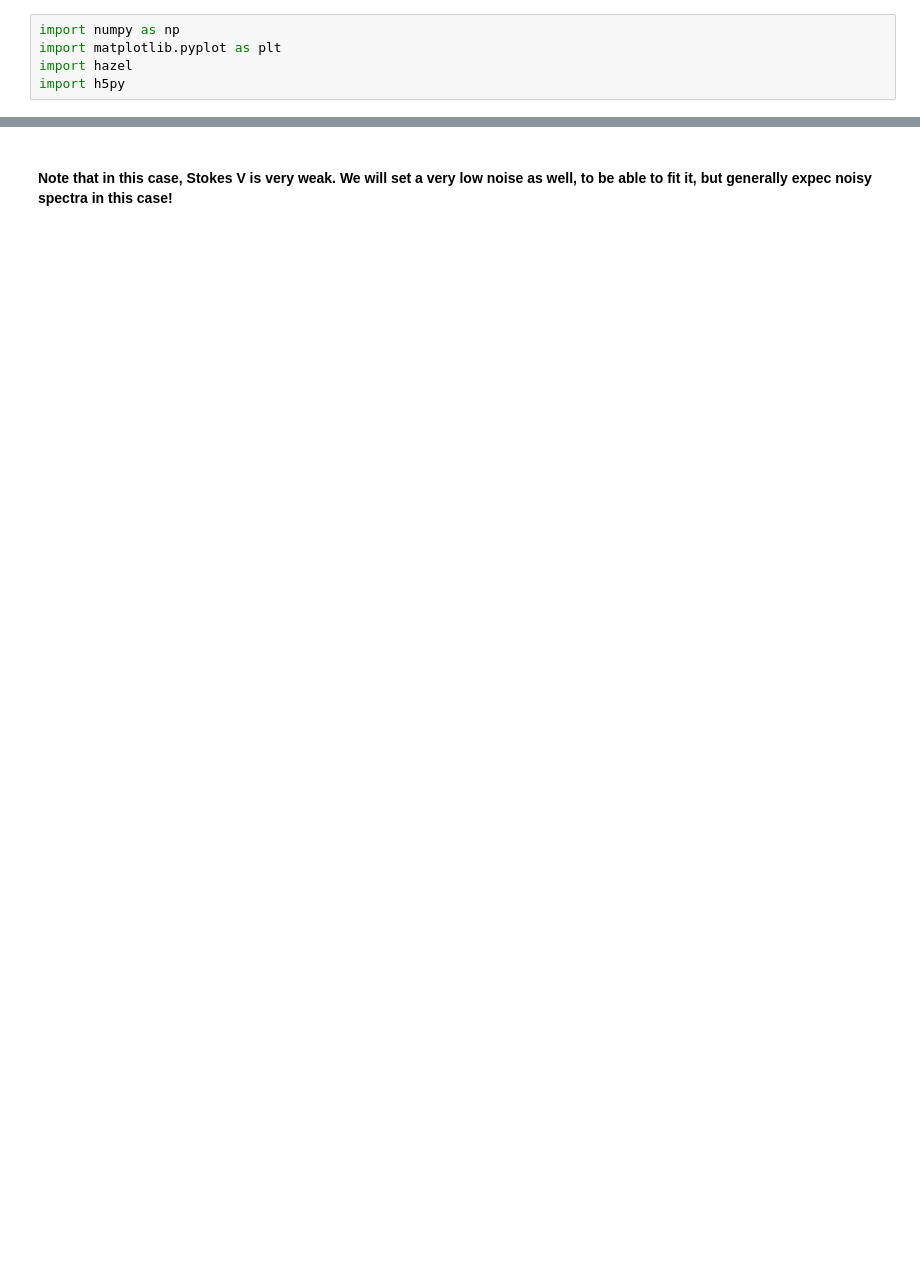
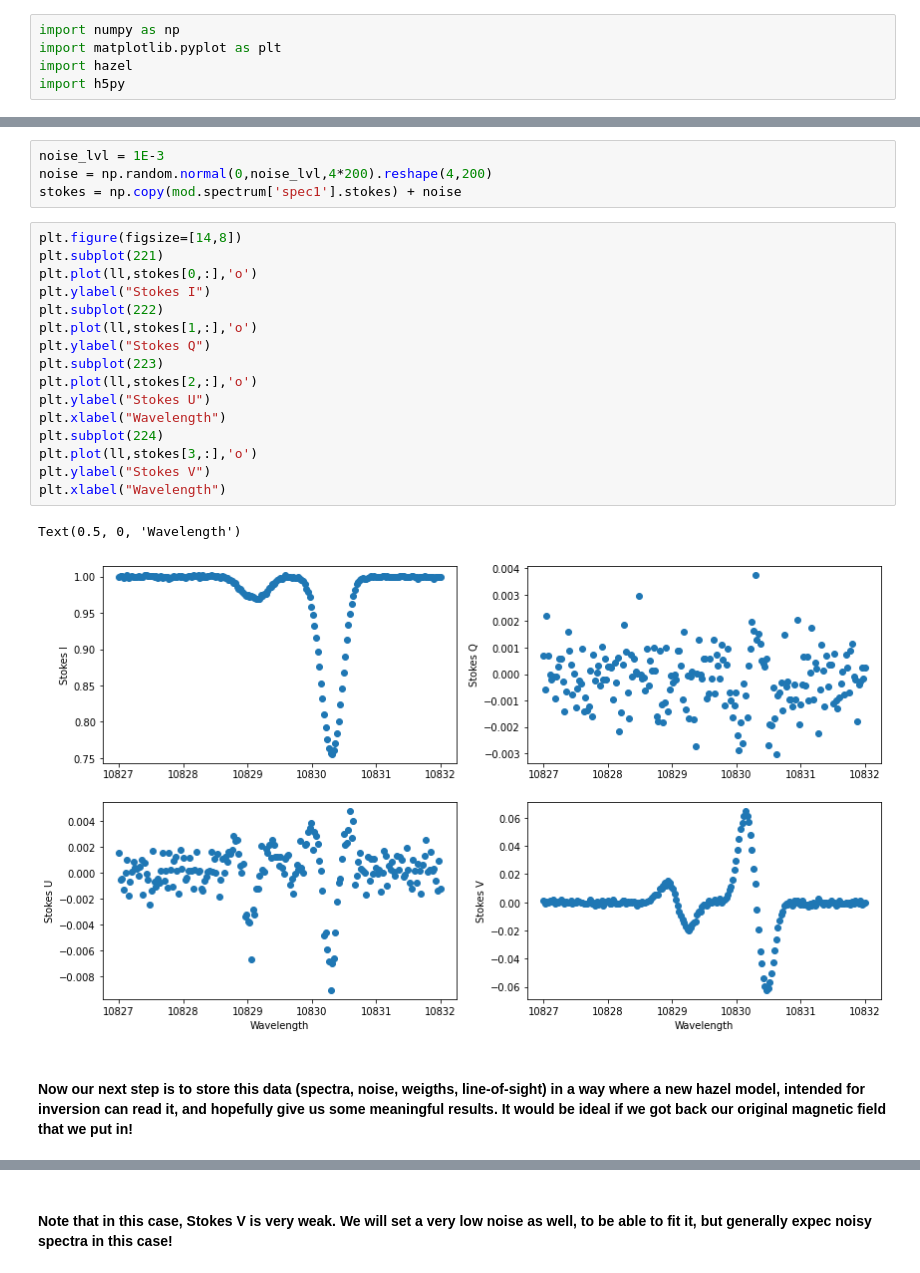
Before and after one commit to ivanzmilic/dkist_workshop_5, a Jupyter notebook: test_inversion.ipynb, the cells around one changed output, grey strips where cells are left out. Saved outputs shown, nothing was run; the diff lists cells and outputs as text; blank space fills up the shorter version.

```diff
--- a/test_inversion.ipynb
+++ b/test_inversion.ipynb
@@ -38,0 +52,25 @@ plt.plot(ll,mod.spectrum['spec1'].stokes[3,:])
+# %%
+noise_lvl = 1E-3
+noise = np.random.normal(0,noise_lvl,4*200).reshape(4,200)
+stokes = np.copy(mod.spectrum['spec1'].stokes) + noise
+# %%
+plt.figure(figsize=[14,8])
+plt.subplot(221)
+plt.plot(ll,stokes[0,:],'o')
+plt.ylabel("Stokes I")
+plt.subplot(222)
+plt.plot(ll,stokes[1,:],'o')
+plt.ylabel("Stokes Q")
+plt.subplot(223)
+plt.plot(ll,stokes[2,:],'o')
+plt.ylabel("Stokes U")
+plt.xlabel("Wavelength")
+plt.subplot(224)
+plt.plot(ll,stokes[3,:],'o')
+plt.ylabel("Stokes V")
+plt.xlabel("Wavelength")
+# %% [output]
+Text(0.5, 0, 'Wavelength')
+[figure, added]
+# %% [markdown]
+#### Now our next step is to store this data (spectra, noise, weigths, line-of-sight) in a way where a new hazel model, intended for inversion can read it, and hopefully give us some meaningful results. It would be ideal if we got back our original magnetic field that we put in!
```
Also changed, not shown: parts of 49 cells of this notebook, 3 other files.
